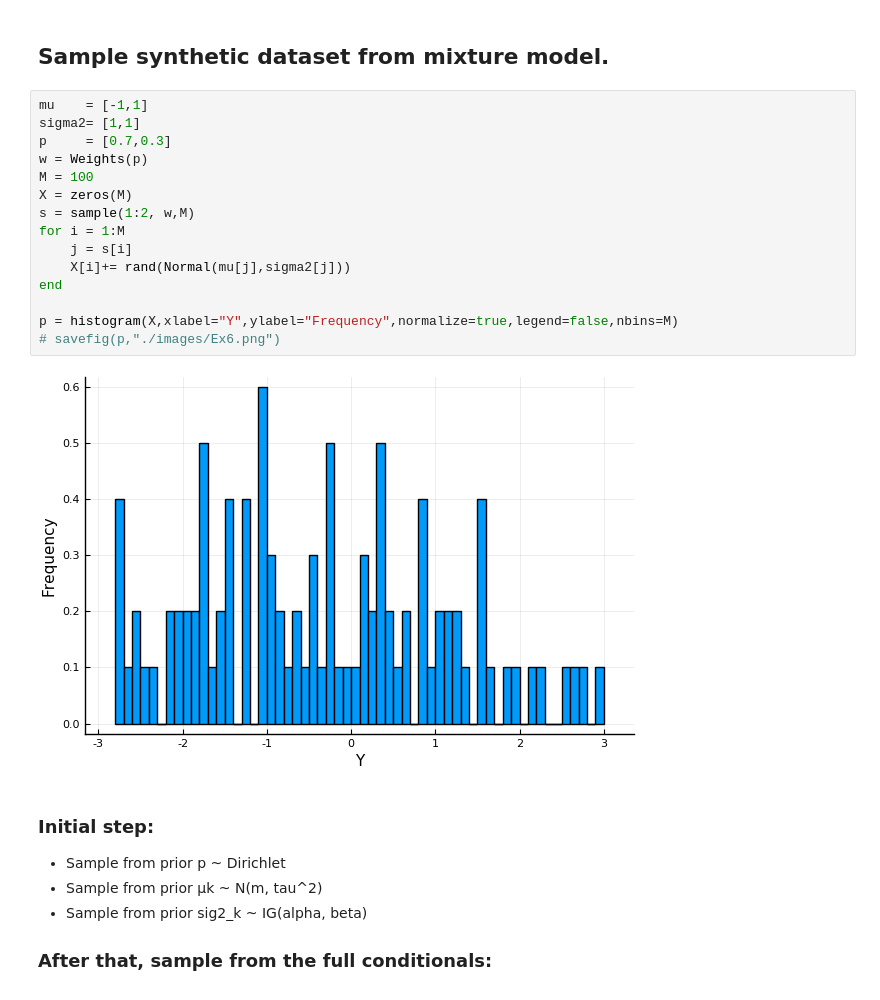
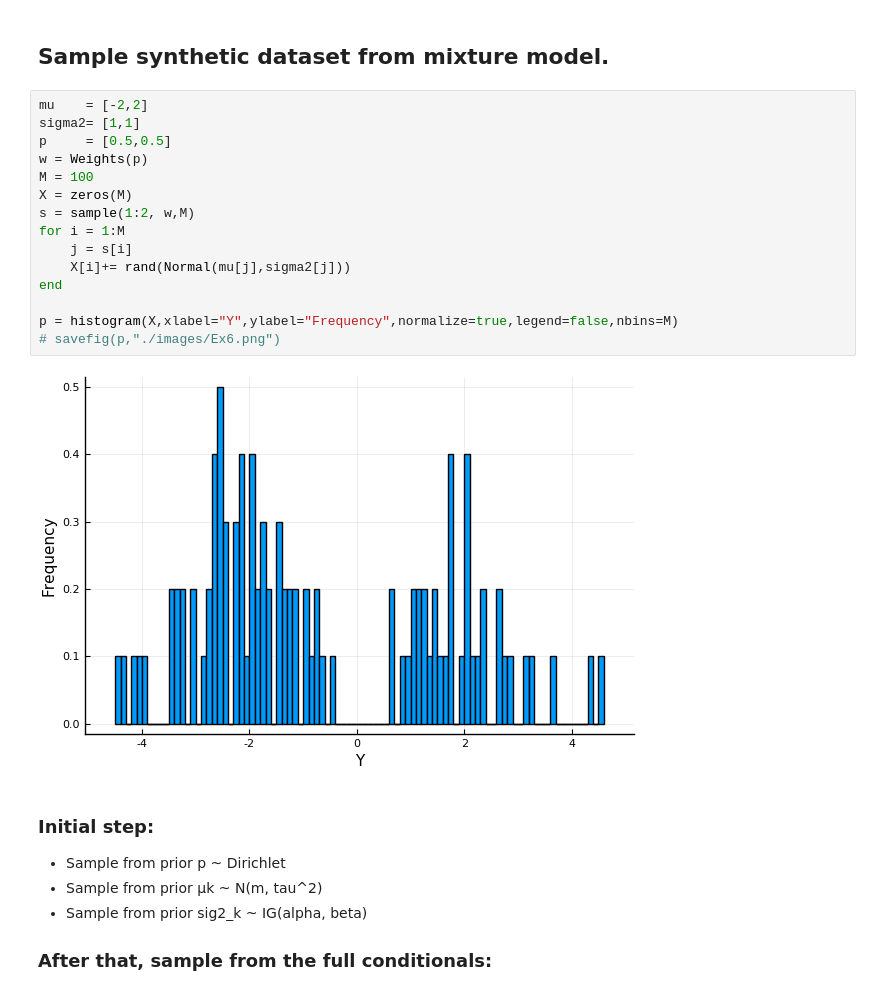
Before and after one commit to davibarreira/Computational_Statistics, a Jupyter notebook: Exercises2/Sheet2 Exercise 6.ipynb, the cells around one changed output. Cells and saved outputs as stored; diff of their text form.

```diff
--- a/Exercises2/Sheet2 Exercise 6.ipynb
+++ b/Exercises2/Sheet2 Exercise 6.ipynb
@@ -8,22 +8,22 @@ Plots.PyPlotBackend()
 # %% [markdown]
 ## Sample synthetic dataset from mixture model.
 # %%
-mu    = [-1,1]
+mu    = [-2,2]
 sigma2= [1,1]
-p     = [0.7,0.3]
+p     = [0.5,0.5]
 w = Weights(p)
 M = 100
 X = zeros(M)
 s = sample(1:2, w,M)
 for i = 1:M
     j = s[i]
     X[i]+= rand(Normal(mu[j],sigma2[j]))
 end
 
 p = histogram(X,xlabel="Y",ylabel="Frequency",normalize=true,legend=false,nbins=M)
 # savefig(p,"./images/Ex6.png")
 # %% [output]
-[figure, old version]
+[figure, new version]
 # %% [markdown]
 ### Initial step:
 * Sample from prior p      ~ Dirichlet
```
Also changed, not shown: parts of 7 cells of this notebook.
